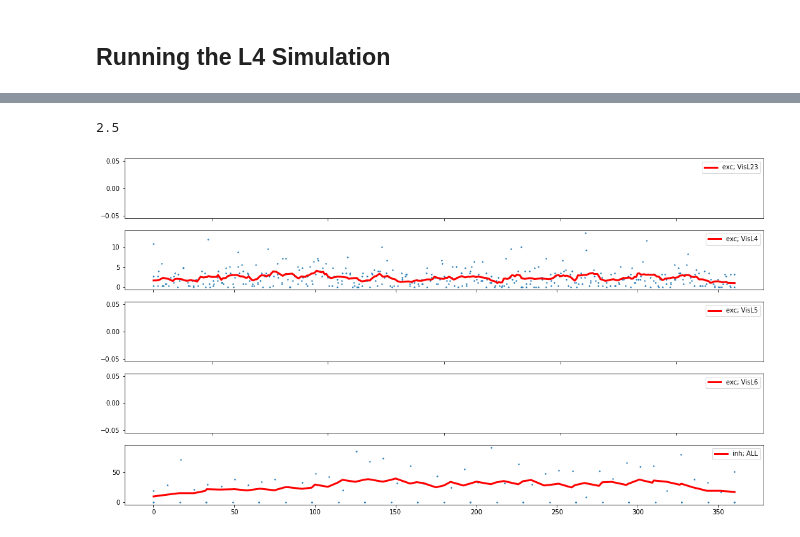
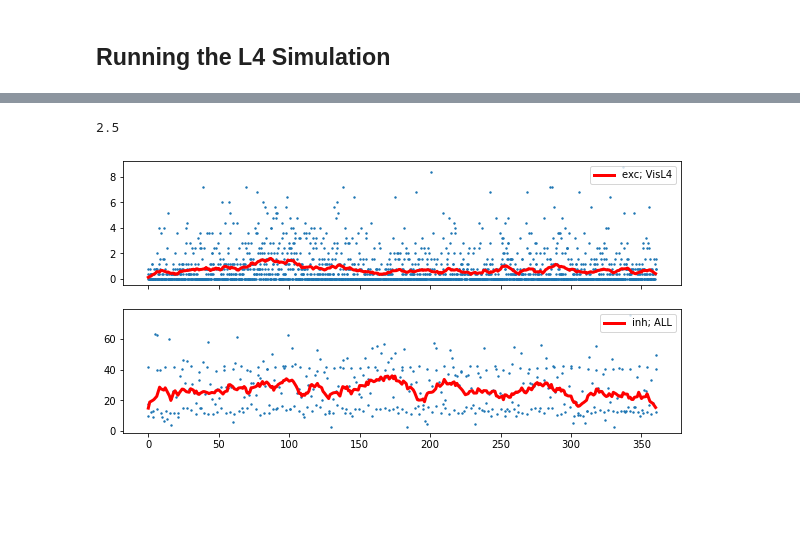
Before and after one commit to AllenInstitute/bmtk_workshop_2022, a Jupyter notebook: Ch6_l4model/6. The L4 Model.ipynb, the cells around one changed output, grey strips where cells are left out. Drawn from its saved outputs; the diff is of its cells as text; code cells hidden in the pictures; blank space fills up the shorter version.

```diff
--- a/Ch6_l4model/6. The L4 Model.ipynb
+++ b/Ch6_l4model/6. The L4 Model.ipynb
@@ -11,7 +11,7 @@ from bmtk.utils.reports import SpikeTrains
 
 pd.set_option('display.max_rows', None)
 # %%
-v1_fraction = 0.01
+v1_fraction = 0.05
 
 v1_models = {
   "VisL4": {
@@ -114,6 +314,9 @@ def generate_column_positions(n_cells, depth_range, radial_range):
 # %%
+np.random.seed(1234)
 v1 = NetworkBuilder('v1')
-radial_range = (1.0, 845.0)
+
+outer_radius = 845.0 * np.sqrt(v1_fraction)
+radial_range = (1.0, outer_radius)
 
 for layer, layer_dict in v1_models.items():
     depth_range = layer_dict['depth_range']
@@ -135,5 +338,6 @@ for layer, layer_dict in v1_models.items():
             dynamics_params=model_props['dynamics_params']
         )
 
+v1 = add_v1_v1_edges(v1)
 v1.build()
 v1.save(output_dir='network')
@@ -865,35 +1107,36 @@ def plot_tunning_angle_fr(spikes_path, fr_window=(500.0, 3000.0), convolv_window
 
         # print(grp_df.index.values)
         fr_avgs = pd.DataFrame({
             'tuning_rounded': np.floor(grp_df['tuning_angle']),
             'firing_rates': grp_df['firing_rates']
         }).groupby('tuning_rounded').agg(np.mean)
 
         if convolv_window and len(fr_avgs['firing_rates']) > convolv_window:
             filter = np.array([1.0] * int(convolv_window)) / float(convolv_window)
             fr_avgs['firing_rates'] = np.convolve(fr_avgs['firing_rates'].values, filter, mode='same')
 
         ax.plot(fr_avgs['firing_rates'], c='r', linewidth=3, label=label)
         ax.legend(fontsize=10, loc='upper right')
 
     # plot excitatory cells by layer
-    fig, axes = plt.subplots(5, 1, figsize=(18, 10))
-    for r, layer in enumerate(['VisL23', 'VisL4', 'VisL5', 'VisL6']):
+    nrows = 2
+    fig, axes = plt.subplots(nrows, 1, figsize=(10, 5))
+    for r, layer in enumerate(['VisL4']):
         exc_df = fr_df[(fr_df['ei'] == 'e') & (fr_df['layer'] == layer)]
         create_subplot(axes[r], exc_df, 'exc; {}'.format(layer))
 
     # plot inhibitory cells
     inh_df = fr_df[fr_df['ei'] == 'i']
     create_subplot(axes[r+1], inh_df, 'inh; ALL')
 
-    for r in range(5):
-        if r != 4:
+    for r in range(nrows):
+        if r != (nrows - 1):
             axes[r].set_xticklabels([])
 
     plt.show()
 
 
 plot_tunning_angle_fr('output/spikes.h5')
 # %% [output]
 2.5
-[figure, old version]
+[figure, new version]
```
Also changed, not shown: parts of 12 cells of this notebook, 8 other files.
